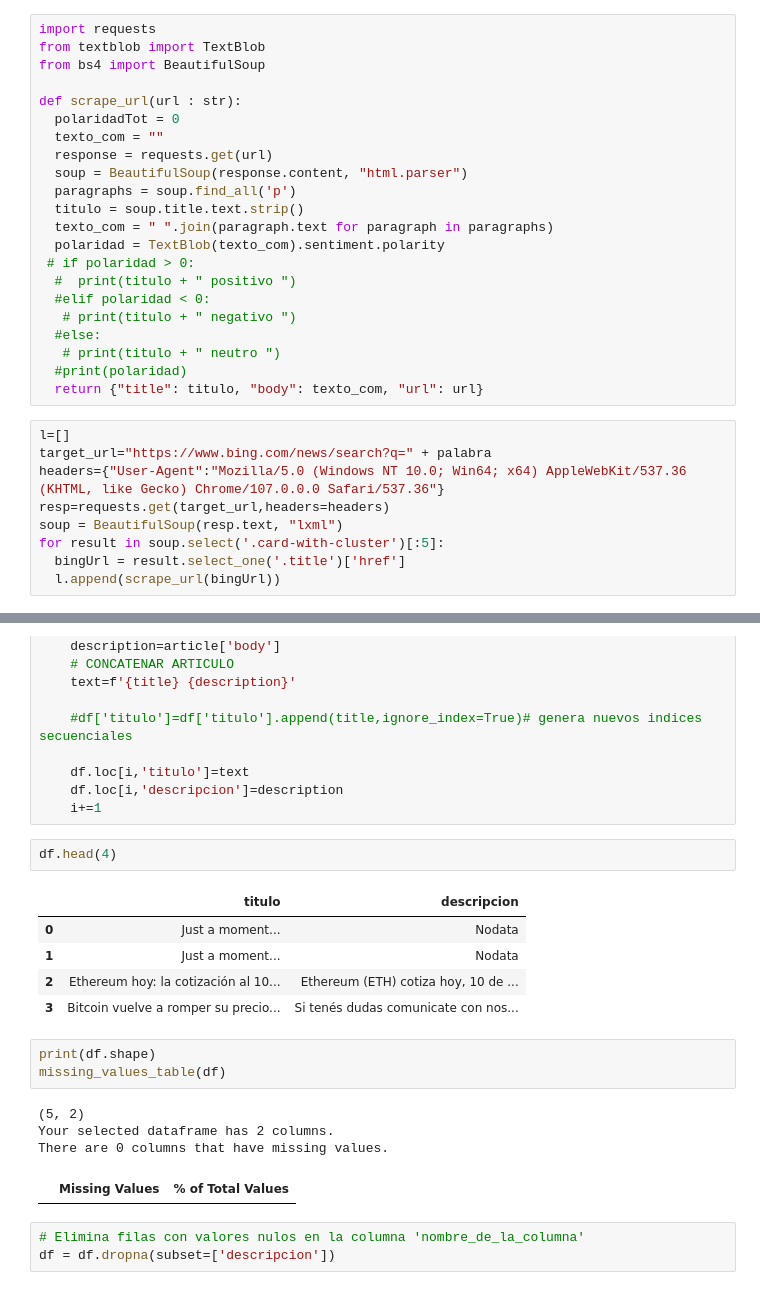
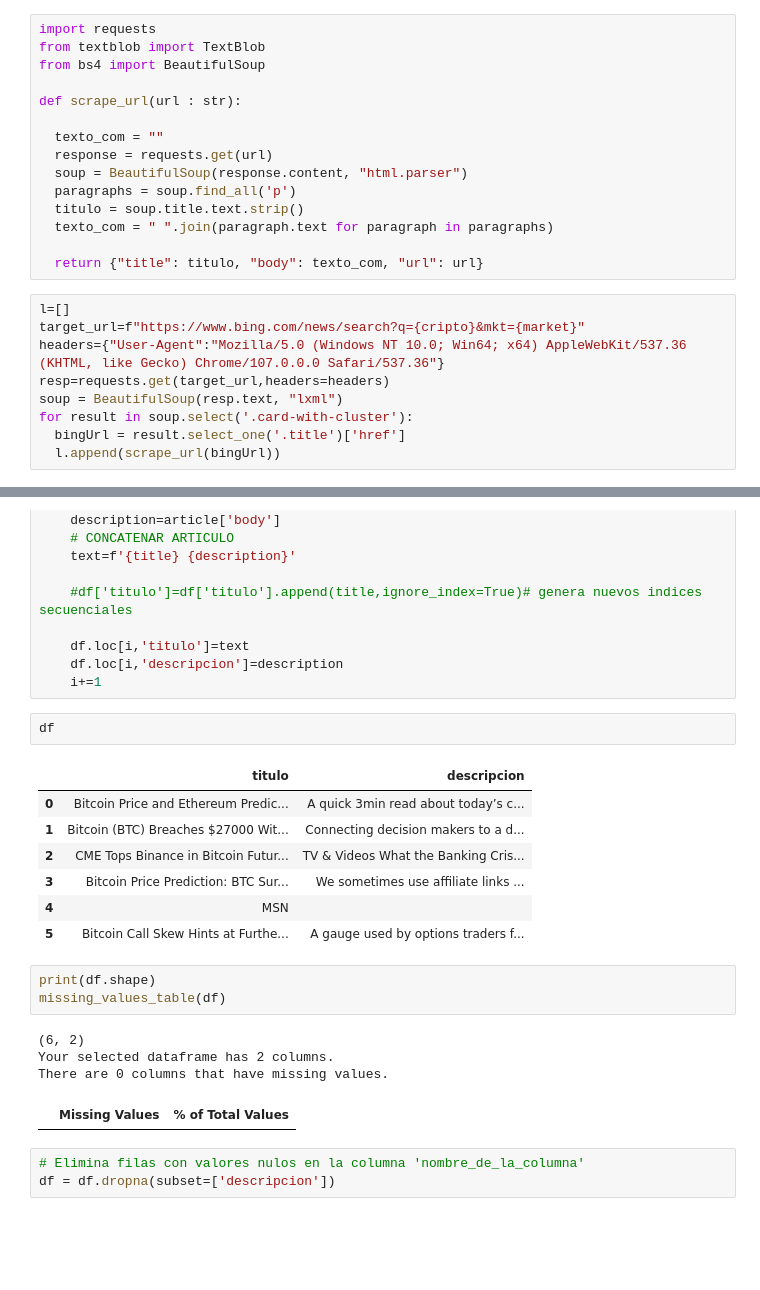
Before and after one commit to rodcordova/Deteccion-de-emociones, a Jupyter notebook: scraping_EDA.ipynb, the cells around one changed output, grey strips where cells are left out. Saved outputs shown, nothing was run; the diff lists cells and outputs as text; blank space fills up the shorter version.

```diff
--- a/scraping_EDA.ipynb
+++ b/scraping_EDA.ipynb
@@ -23,29 +23,22 @@ from textblob import TextBlob
 from bs4 import BeautifulSoup
 
 def scrape_url(url : str):
-  polaridadTot = 0
+
   texto_com = ""
   response = requests.get(url)
   soup = BeautifulSoup(response.content, "html.parser")
   paragraphs = soup.find_all('p')
   titulo = soup.title.text.strip()
   texto_com = " ".join(paragraph.text for paragraph in paragraphs)
-  polaridad = TextBlob(texto_com).sentiment.polarity
- # if polaridad > 0:
-  #  print(titulo + " positivo ")
-  #elif polaridad < 0:
-   # print(titulo + " negativo ")
-  #else:
-   # print(titulo + " neutro ")
-  #print(polaridad)
+
   return {"title": titulo, "body": texto_com, "url": url}
 # %%
 l=[]
-target_url="https://www.bing.com/news/search?q=" + palabra
+target_url=f"https://www.bing.com/news/search?q={cripto}&mkt={market}"
 headers={"User-Agent":"Mozilla/5.0 (Windows NT 10.0; Win64; x64) AppleWebKit/537.36 (KHTML, like Gecko) Chrome/107.0.0.0 Safari/537.36"}
 resp=requests.get(target_url,headers=headers)
 soup = BeautifulSoup(resp.text, "lxml")
-for result in soup.select('.card-with-cluster')[:5]:
+for result in soup.select('.card-with-cluster'):
   bingUrl = result.select_one('.title')['href']
   l.append(scrape_url(bingUrl))
 # %%
@@ -85,18 +81,20 @@ for article in l:
     df.loc[i,'descripcion']=description
     i+=1
 # %%
-df.head(4)
+df
 # %% [output]
 |  | titulo | descripcion |
-| 0 | Just a moment... | Nodata |
-| 1 | Just a moment... | Nodata |
-| 2 | Ethereum hoy: la cotización al 10... | Ethereum (ETH) cotiza hoy, 10 de ... |
-| 3 | Bitcoin vuelve a romper su precio... | Si tenés dudas comunicate con nos... |
+| 0 | Bitcoin Price and Ethereum Predic... | A quick 3min read about today’s c... |
+| 1 | Bitcoin (BTC) Breaches $27000 Wit... | Connecting decision makers to a d... |
+| 2 | CME Tops Binance in Bitcoin Futur... | TV & Videos What the Banking Cris... |
+| 3 | Bitcoin Price Prediction: BTC Sur... | We sometimes use affiliate links ... |
+| 4 | MSN |  |
+| 5 | Bitcoin Call Skew Hints at Furthe... | A gauge used by options traders f... |
 # %%
 print(df.shape)
 missing_values_table(df)
 # %% [output]
-(5, 2)
+(6, 2)
 Your selected dataframe has 2 columns.
 There are 0 columns that have missing values.
 |  | Missing Values | % of Total Values |
```
Also changed, not shown: parts of 21 cells of this notebook, 6 other files.
